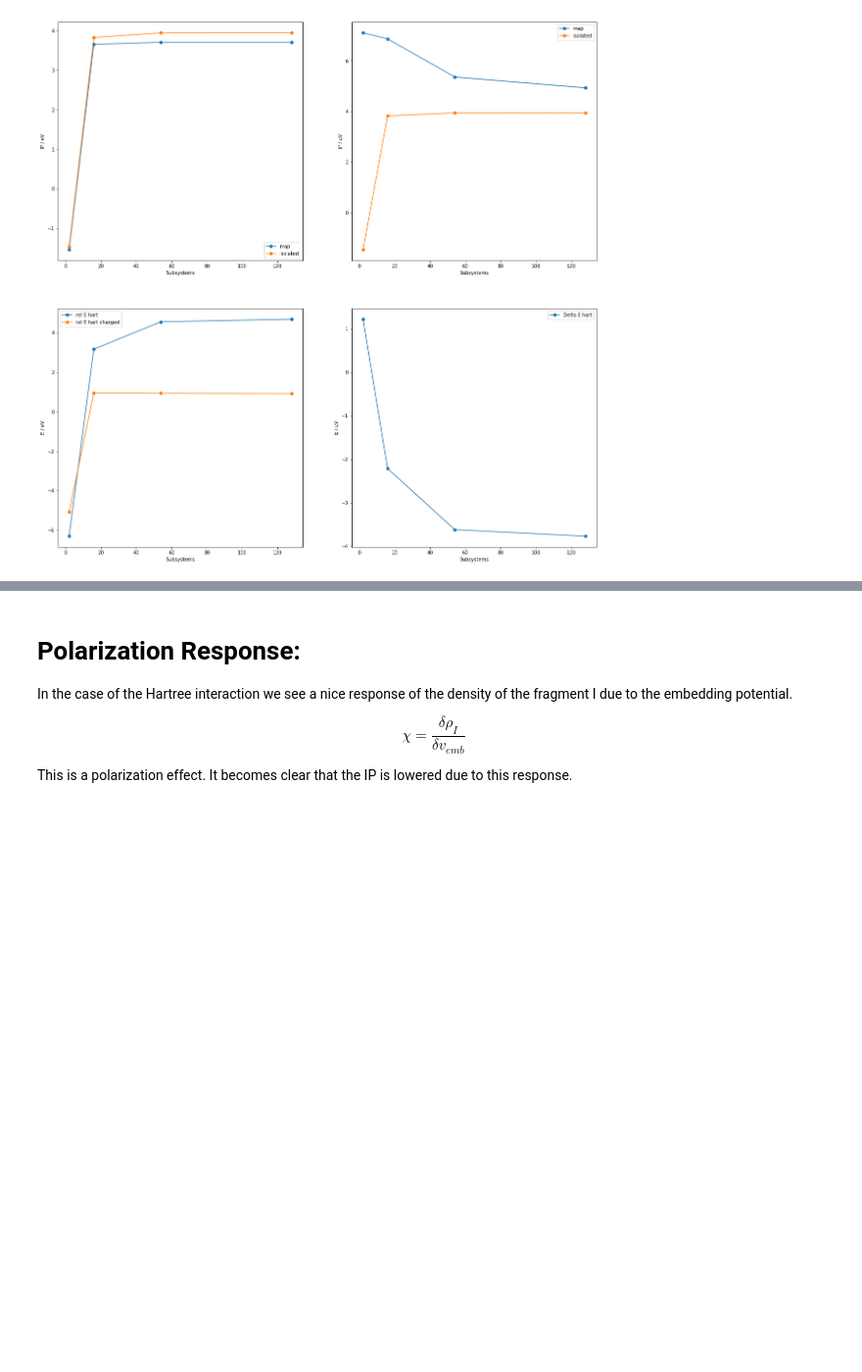
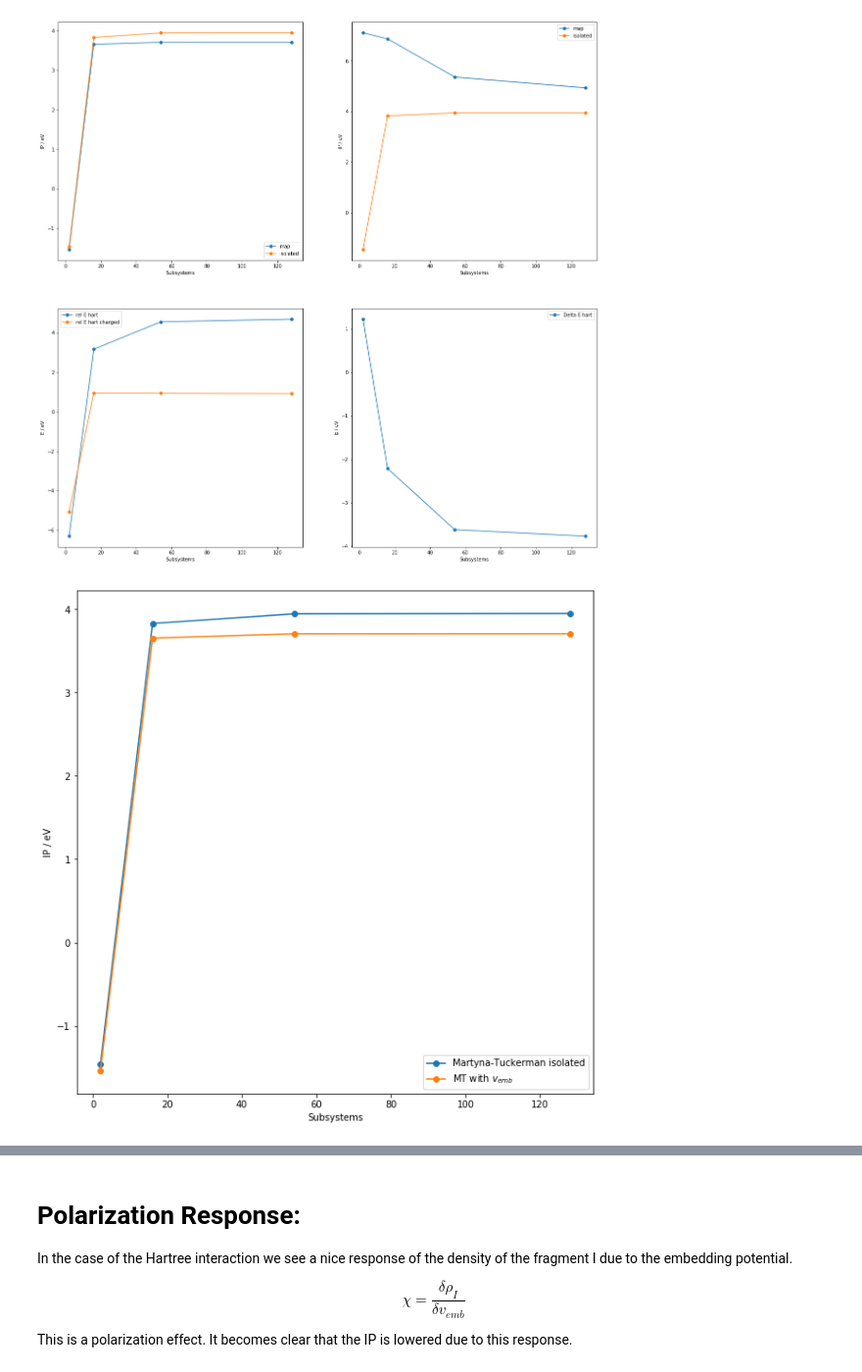
Before and after one commit to buralin/Unique-map-repository, a Jupyter notebook: NaCl_Results.ipynb, the cells around one changed output, grey strips where cells are left out. Shown at 98% size. Drawn from its saved outputs; the diff is of its cells as text; code cells hidden in the pictures; blank space fills up the shorter version.

```diff
--- a/NaCl_Results.ipynb
+++ b/NaCl_Results.ipynb
@@ -92,3 +92,20 @@ axes[1][1].legend()
 plt.show()
 # %% [output]
 [figure]
+# %%
+# plotting results
+mpl.rcParams['figure.figsize'] = (10,10)
+
+subsystems = [2,16,54,128]
+
+plt.plot(subsystems, data_table['ion_pot_iso / eV'], label = 'Martyna-Tuckerman isolated', marker = 'o')
+plt.plot(subsystems, data_table['ion_pot_map / eV']-(data_table['E ion interaction']-data_table['E interaction'])*ry_to_ev, label = 'MT with $v_{emb}$', marker = 'o')
+
+
+plt.xlabel('Subsystems')
+plt.ylabel('IP / eV')
+plt.legend()
+plt.savefig(fname = 'NaCl_dE_polarization')
+plt.show()
+# %% [output]
+[figure, added]
```
Also changed, not shown: parts of 2 cells of this notebook, 3 other files.
